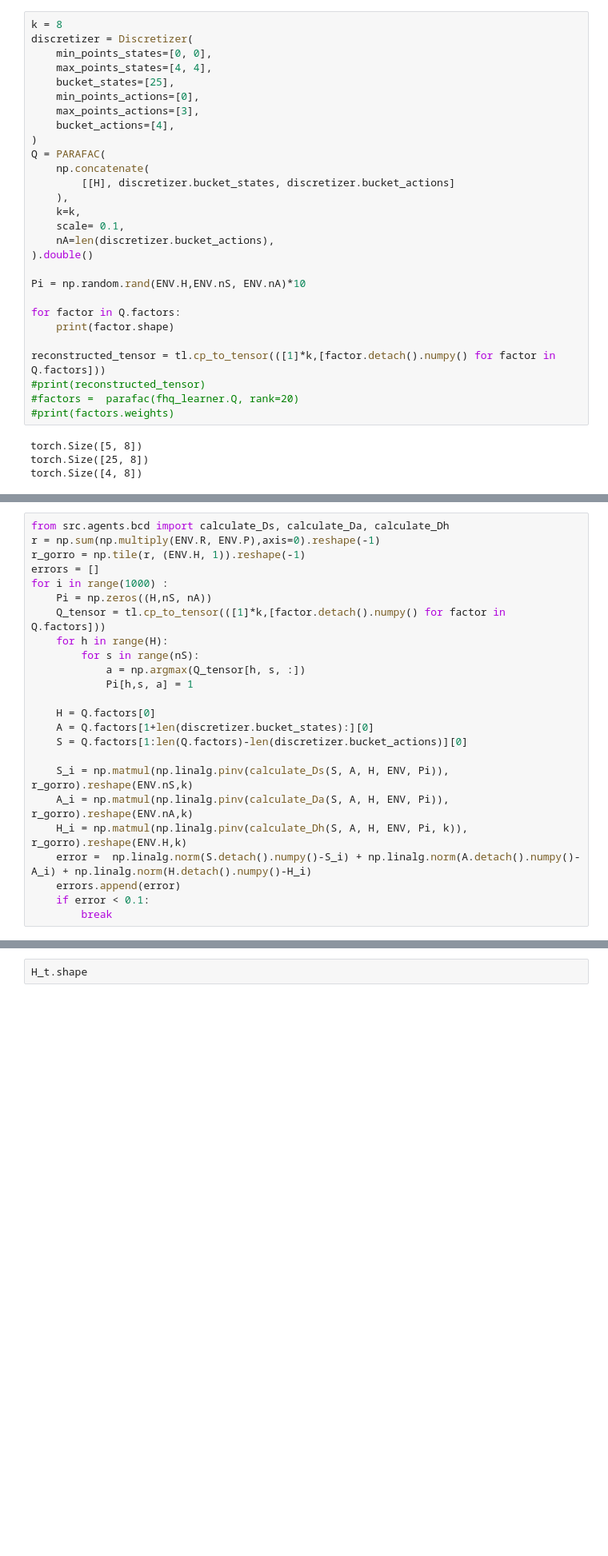
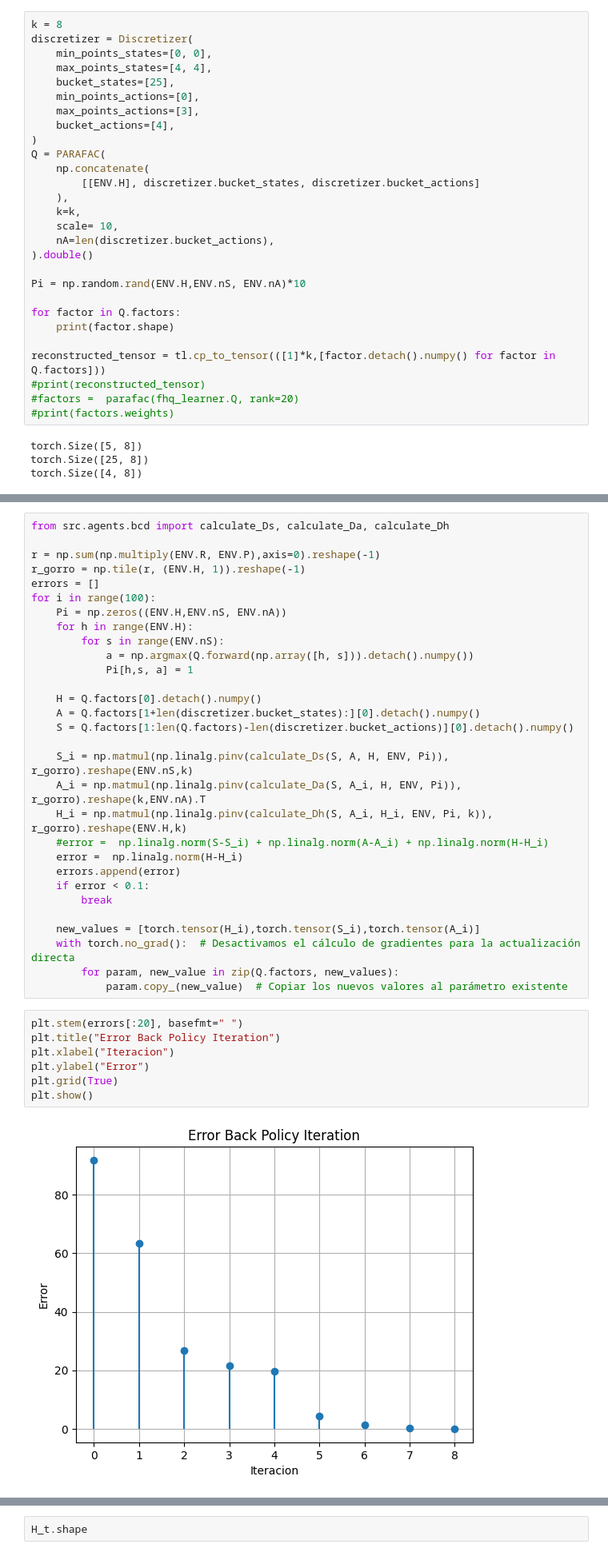
Before and after one commit to sergiorozada12/fhtlr-opt-learning, a Jupyter notebook: LowRankDecomposition.ipynb, the cells around one changed output, grey strips where cells are left out. Shown at 80% size. Drawn from its saved outputs; the diff is of its cells as text; blank space fills up the shorter version.

```diff
--- a/LowRankDecomposition.ipynb
+++ b/LowRankDecomposition.ipynb
@@ -222,10 +224,10 @@ discretizer = Discretizer(
 )
 Q = PARAFAC(
     np.concatenate(
-        [[H], discretizer.bucket_states, discretizer.bucket_actions]
+        [[ENV.H], discretizer.bucket_states, discretizer.bucket_actions]
     ),
     k=k,
-    scale= 0.1,
+    scale= 10,
     nA=len(discretizer.bucket_actions),
 ).double()
 
@@ -250,24 +247,39 @@ def policy_improvement(Q):
 # %%
 from src.agents.bcd import calculate_Ds, calculate_Da, calculate_Dh
+
 r = np.sum(np.multiply(ENV.R, ENV.P),axis=0).reshape(-1)
 r_gorro = np.tile(r, (ENV.H, 1)).reshape(-1)
 errors = []
-for i in range(1000) :
-    Pi = np.zeros((H,nS, nA))
-    Q_tensor = tl.cp_to_tensor(([1]*k,[factor.detach().numpy() for factor in Q.factors]))
-    for h in range(H):
-        for s in range(nS):
-            a = np.argmax(Q_tensor[h, s, :])
+for i in range(100):
+    Pi = np.zeros((ENV.H,ENV.nS, ENV.nA))
+    for h in range(ENV.H):
+        for s in range(ENV.nS):
+            a = np.argmax(Q.forward(np.array([h, s])).detach().numpy())
             Pi[h,s, a] = 1
 
-    H = Q.factors[0]
-    A = Q.factors[1+len(discretizer.bucket_states):][0]
-    S = Q.factors[1:len(Q.factors)-len(discretizer.bucket_actions)][0]
+    H = Q.factors[0].detach().numpy()
+    A = Q.factors[1+len(discretizer.bucket_states):][0].detach().numpy()
+    S = Q.factors[1:len(Q.factors)-len(discretizer.bucket_actions)][0].detach().numpy()
 
     S_i = np.matmul(np.linalg.pinv(calculate_Ds(S, A, H, ENV, Pi)), r_gorro).reshape(ENV.nS,k)
-    A_i = np.matmul(np.linalg.pinv(calculate_Da(S, A, H, ENV, Pi)), r_gorro).reshape(ENV.nA,k)
-    H_i = np.matmul(np.linalg.pinv(calculate_Dh(S, A, H, ENV, Pi, k)), r_gorro).reshape(ENV.H,k)
-    error =  np.linalg.norm(S.detach().numpy()-S_i) + np.linalg.norm(A.detach().numpy()-A_i) + np.linalg.norm(H.detach().numpy()-H_i)
+    A_i = np.matmul(np.linalg.pinv(calculate_Da(S, A_i, H, ENV, Pi)), r_gorro).reshape(k,ENV.nA).T
+    H_i = np.matmul(np.linalg.pinv(calculate_Dh(S, A_i, H_i, ENV, Pi, k)), r_gorro).reshape(ENV.H,k)
+    #error =  np.linalg.norm(S-S_i) + np.linalg.norm(A-A_i) + np.linalg.norm(H-H_i)
+    error =  np.linalg.norm(H-H_i)
     errors.append(error)
     if error < 0.1:
         break
+
+    new_values = [torch.tensor(H_i),torch.tensor(S_i),torch.tensor(A_i)]
+    with torch.no_grad():  # Desactivamos el cálculo de gradientes para la actualización directa
+        for param, new_value in zip(Q.factors, new_values):
+            param.copy_(new_value)  # Copiar los nuevos valores al parámetro existente
+# %%
+plt.stem(errors[:20], basefmt=" ")
+plt.title("Error Back Policy Iteration")
+plt.xlabel("Iteracion")
+plt.ylabel("Error")
+plt.grid(True)
+plt.show()
+# %% [output]
+[figure, added]
```
Also changed, not shown: parts of 30 cells of this notebook, 2 other files.
